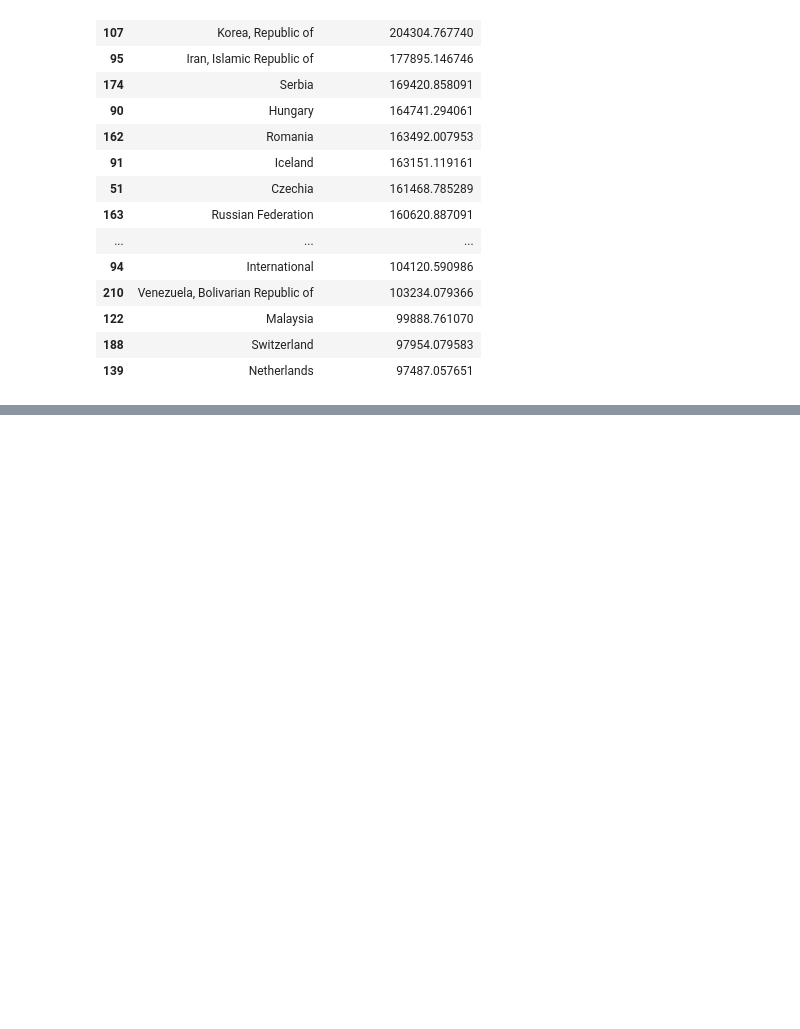
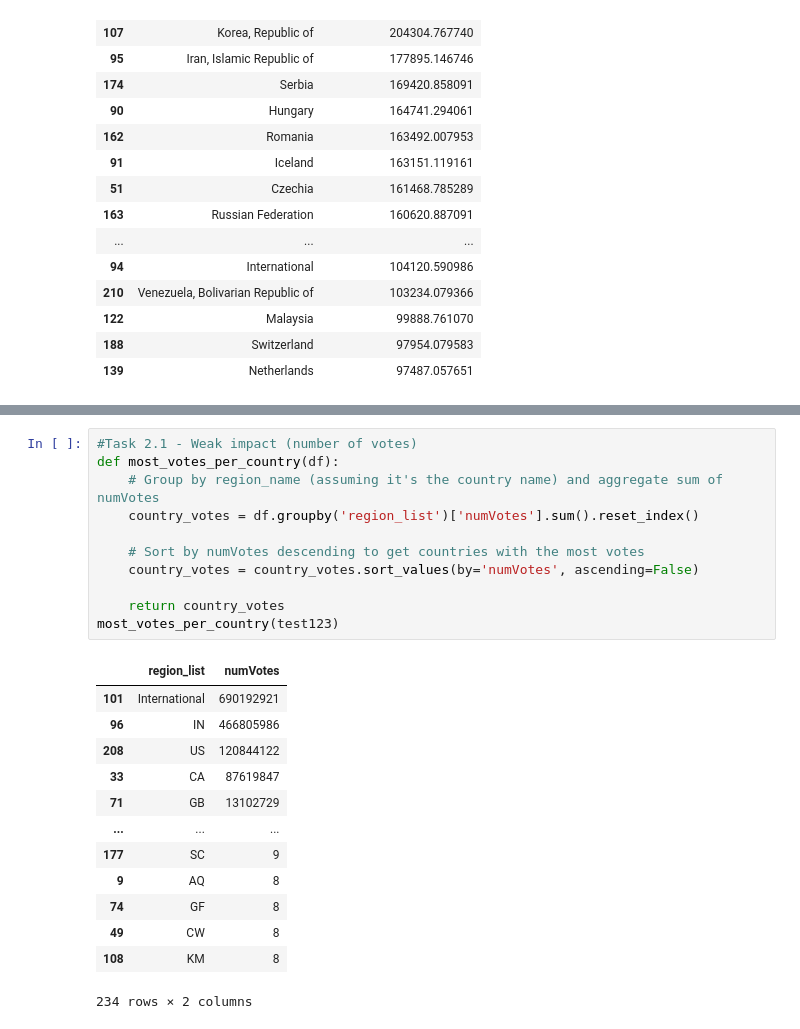
Before and after one commit to zorndog/Python-Project, a Jupyter notebook: Untitled.ipynb, the cells around one changed output, grey strips where cells are left out. Cells and saved outputs as stored; diff of their text form; blank space fills up the shorter version.

```diff
--- a/Untitled.ipynb
+++ b/Untitled.ipynb
@@ -387,0 +449,25 @@ country_top5_sum.sort_values(by = 'sum_top5_Weighted_rating',ascending = False)[
+# %%
+#Task 2.1 - Weak impact (number of votes)
+def most_votes_per_country(df):
+    # Group by region_name (assuming it's the country name) and aggregate sum of numVotes
+    country_votes = df.groupby('region_list')['numVotes'].sum().reset_index()
+
+    # Sort by numVotes descending to get countries with the most votes
+    country_votes = country_votes.sort_values(by='numVotes', ascending=False)
+
+    return country_votes
+most_votes_per_country(test123)
+# %% [output]
+|  | region_list | numVotes |
+| 101 | International | 690192921 |
+| 96 | IN | 466805986 |
+| 208 | US | 120844122 |
+| 33 | CA | 87619847 |
+| 71 | GB | 13102729 |
+| ... | ... | ... |
+| 177 | SC | 9 |
+| 9 | AQ | 8 |
+| 74 | GF | 8 |
+| 49 | CW | 8 |
+| 108 | KM | 8 |
+234 rows × 2 columns
```
Also changed, not shown: parts of 3 cells of this notebook.
